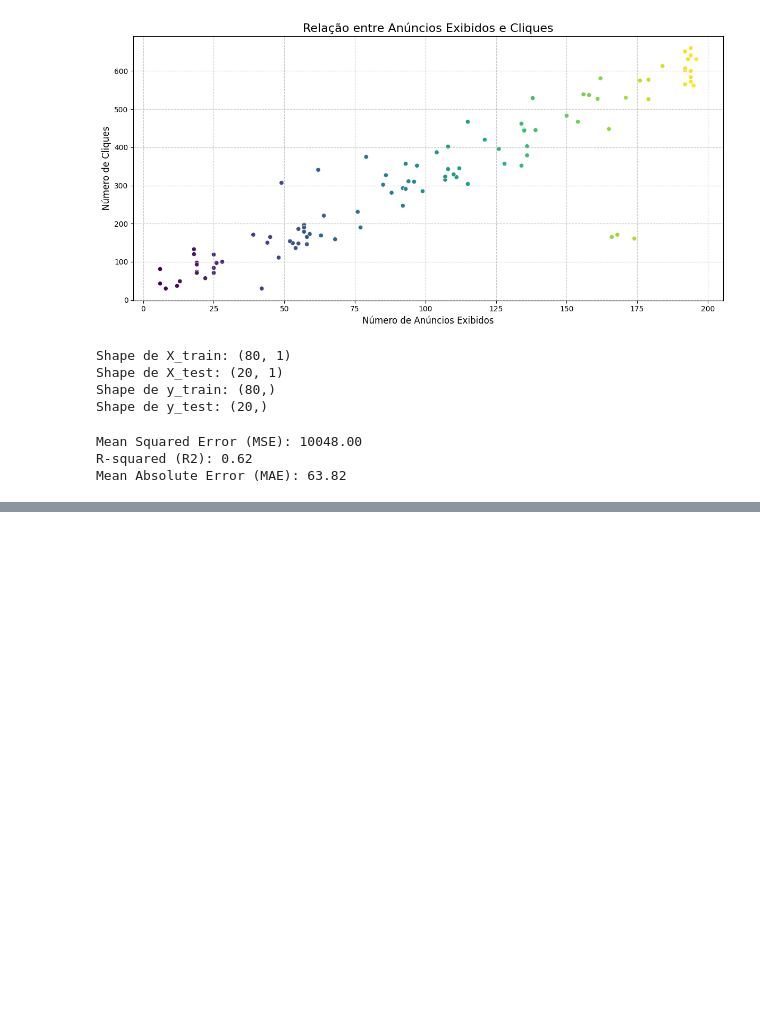
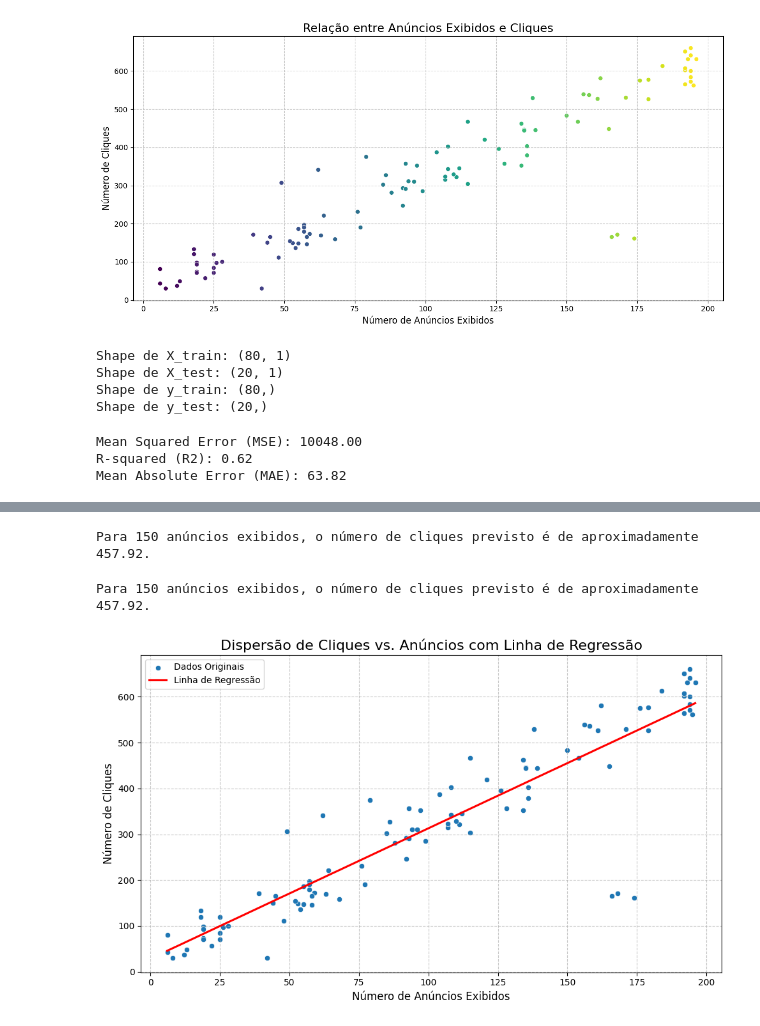
Before and after one commit to marinhotechdev/lista01_ClickBoostMarketing, a Jupyter notebook: lista01.ipynb, the cells around one changed output, grey strips where cells are left out. Drawn from its saved outputs; the diff is of its cells as text; code cells hidden in the pictures; blank space fills up the shorter version.

```diff
--- a/lista01.ipynb
+++ b/lista01.ipynb
@@ -165,0 +199,62 @@ Mean Absolute Error (MAE): 63.82
+# %%
+import numpy as np
+
+# 1. Escolha um valor hipotético para o número de anúncios exibidos
+novo_anuncios = 150
+
+# 2. Crie um array NumPy ou um DataFrame pandas com este valor na forma correta (2D)
+# O modelo espera um input 2D, mesmo que seja apenas uma feature e uma amostra.
+novo_anuncios_array = np.array([[novo_anuncios]])
+
+# 3. Use o método .predict() do modelo treinado para obter a previsão de cliques.
+previsao_cliques = model.predict(novo_anuncios_array)
+
+# 4. Imprima o número de anúncios utilizado para a previsão e o número de cliques previsto.
+print(f"Para {novo_anuncios} anúncios exibidos, o número de cliques previsto é de aproximadamente {previsao_cliques[0]:.2f}.")
+# %% [output]
+Para 150 anúncios exibidos, o número de cliques previsto é de aproximadamente 457.92.
+# %%
+import numpy as np
+import pandas as pd # Import pandas to create a DataFrame for prediction input
+
+# 1. Escolha um valor hipotético para o número de anúncios exibidos
+novo_anuncios = 150
+
+# 2. Crie um array NumPy ou um DataFrame pandas com este valor na forma correta (2D)
+# Para evitar o UserWarning, o input deve ter o mesmo formato (com nomes de colunas) que o X_train
+novo_anuncios_df = pd.DataFrame([[novo_anuncios]], columns=['anuncios'])
+
+# 3. Use o método .predict() do modelo treinado para obter a previsão de cliques.
+previsao_cliques = model.predict(novo_anuncios_df)
+
+# 4. Imprima o número de anúncios utilizado para a previsão e o número de cliques previsto.
+print(f"Para {novo_anuncios} anúncios exibidos, o número de cliques previsto é de aproximadamente {previsao_cliques[0]:.2f}.")
+# %% [output]
+Para 150 anúncios exibidos, o número de cliques previsto é de aproximadamente 457.92.
+# %%
+import matplotlib.pyplot as plt
+import seaborn as sns
+
+# 2. Crie um gráfico de dispersão (scatterplot) usando os dados originais do DataFrame df
+plt.figure(figsize=(10, 6))
+sns.scatterplot(x='anuncios', y='cliques', data=df, label='Dados Originais')
+
+# 3. Sobreponha a linha de regressão linear no mesmo gráfico usando sns.regplot()
+sns.regplot(x='anuncios', y='cliques', data=df, color='red', scatter=False, ci=False, label='Linha de Regressão')
+
+# 4. Adicione um título ao gráfico
+plt.title('Dispersão de Cliques vs. Anúncios com Linha de Regressão', fontsize=16)
+
+# 5. Adicione rótulos aos eixos x e y
+plt.xlabel('Número de Anúncios Exibidos', fontsize=12)
+plt.ylabel('Número de Cliques', fontsize=12)
+
+# Adicionar legenda e grade
+plt.legend()
+plt.grid(True, linestyle='--', alpha=0.7)
+plt.tight_layout()
+
+# 6. Exiba o gráfico
+plt.show()
+# %% [output]
+[figure, added]
```
Also changed, not shown: parts of 2 cells of this notebook.
